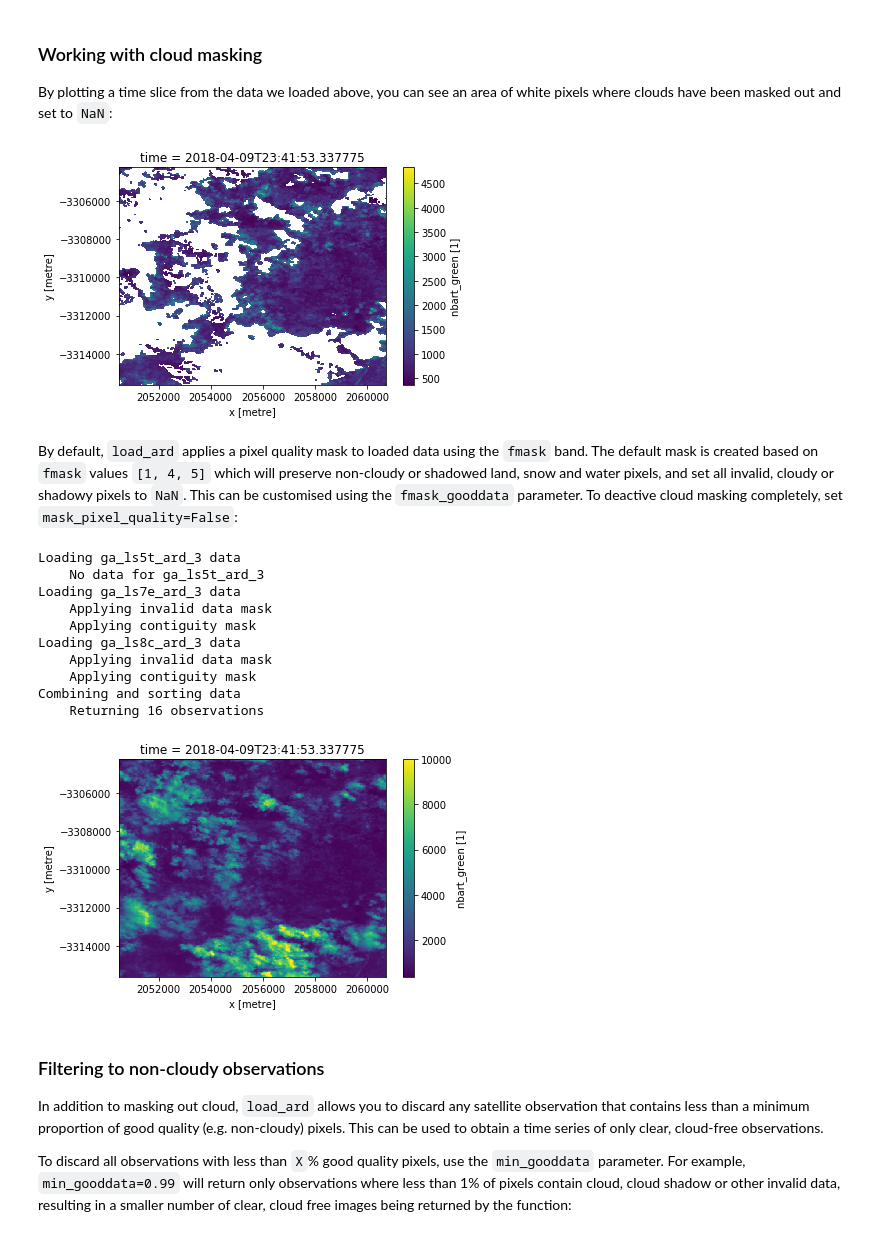
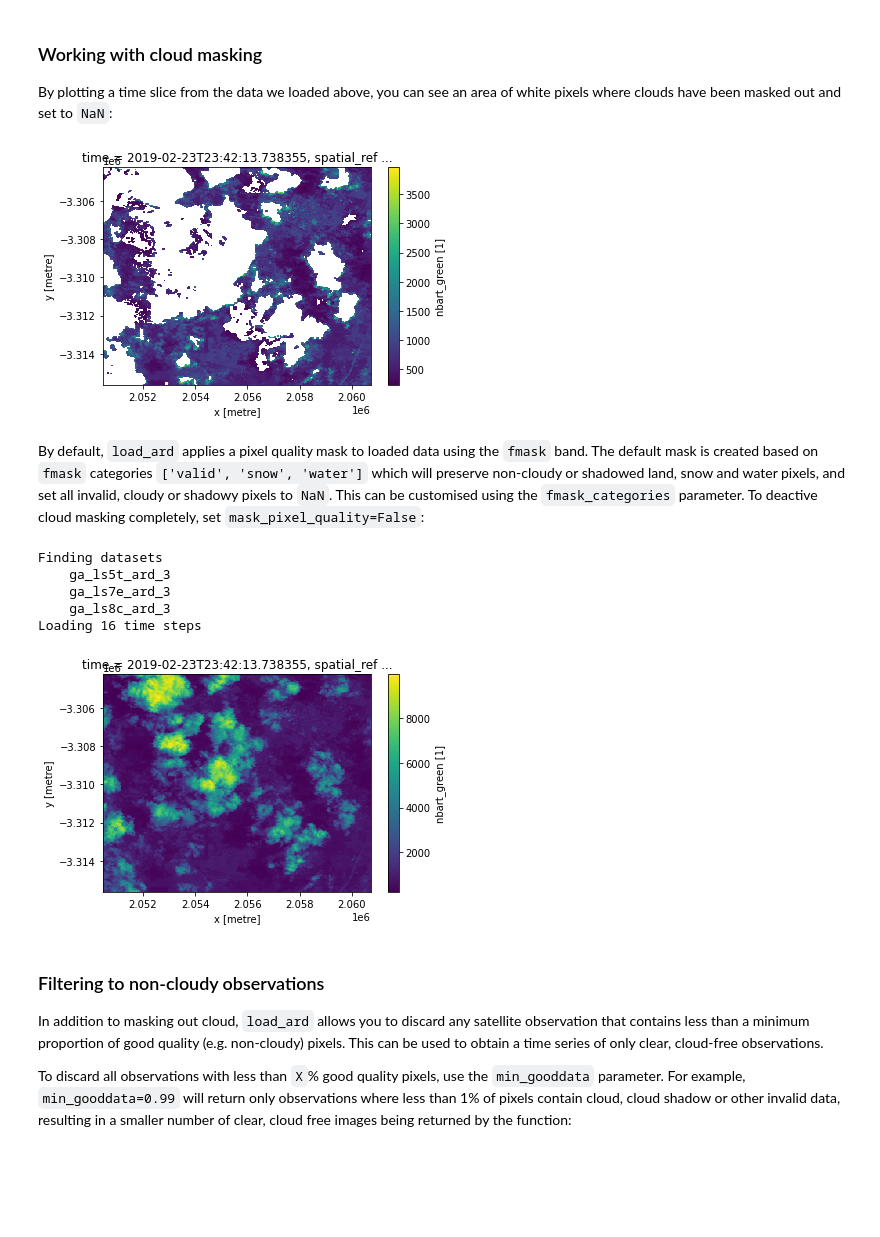
Before and after one commit to GeoscienceAustralia/dea-notebooks, a Jupyter notebook: Frequently_used_code/Using_load_ard.ipynb, the cells around one changed output. Drawn from its saved outputs; the diff is of its cells as text; code cells hidden in the pictures; blank space fills up the shorter version.

```diff
--- a/Frequently_used_code/Using_load_ard.ipynb
+++ b/Frequently_used_code/Using_load_ard.ipynb
@@ -106,7 +123,7 @@ The `query` can then be reused in other `load_ard` calls.
 query = {
     'x': (153.38, 153.47),
     'y': (-28.83, -28.92),
-    'time': ('2018-04', '2018-06'),
+    'time': ('2019-01', '2019-05'),
     'measurements': ['nbart_green'],
     'output_crs': 'EPSG:3577',
     'resolution': (-30, 30),
@@ -143,37 +161,32 @@ Attributes:
 By plotting a time slice from the data we loaded above, you can see an area of white pixels where clouds have been masked out and set to `NaN`:
 # %%
 # Plot single observation
-ds.isel(time=1).nbart_green.plot()
+ds.isel(time=5).nbart_green.plot()
 plt.show()
 # %% [output]
-[figure, old version]
+[figure, new version]
 # %% [markdown]
 By default, `load_ard` applies a pixel quality mask to loaded data using the `fmask` band.
-The default mask is created based on `fmask` values `[1, 4, 5]` which will preserve non-cloudy or shadowed land, snow and water pixels, and set all invalid, cloudy or shadowy pixels to `NaN`.
-This can be customised using the `fmask_gooddata` parameter.
+The default mask is created based on `fmask` categories `['valid', 'snow', 'water']` which will preserve non-cloudy or shadowed land, snow and water pixels, and set all invalid, cloudy or shadowy pixels to `NaN`.
+This can be customised using the `fmask_categories` parameter.
 To deactive cloud masking completely, set `mask_pixel_quality=False`:
 # %%
 # Load available data with cloud masking deactivated
 ds = load_ard(dc=dc_landsat,
               products=['ga_ls5t_ard_3', 'ga_ls7e_ard_3', 'ga_ls8c_ard_3'],
               mask_pixel_quality=False,
               **query)
 
 # Plot single observation
-ds.isel(time=1).nbart_green.plot()
+ds.isel(time=5).nbart_green.plot()
 plt.show()
 # %% [output]
-Loading ga_ls5t_ard_3 data
-    No data for ga_ls5t_ard_3
-Loading ga_ls7e_ard_3 data
-    Applying invalid data mask
-    Applying contiguity mask
-Loading ga_ls8c_ard_3 data
-    Applying invalid data mask
-    Applying contiguity mask
-Combining and sorting data
-    Returning 16 observations
+Finding datasets
+    ga_ls5t_ard_3
+    ga_ls7e_ard_3
+    ga_ls8c_ard_3
+Loading 16 time steps
-[figure, old version]
+[figure, new version]
 # %% [markdown]
 ### Filtering to non-cloudy observations
 In addition to masking out cloud, `load_ard` allows you to discard any satellite observation that contains less than a minimum proportion of good quality (e.g. non-cloudy) pixels.
```
Also changed, not shown: parts of 23 cells of this notebook, 1 other file.
